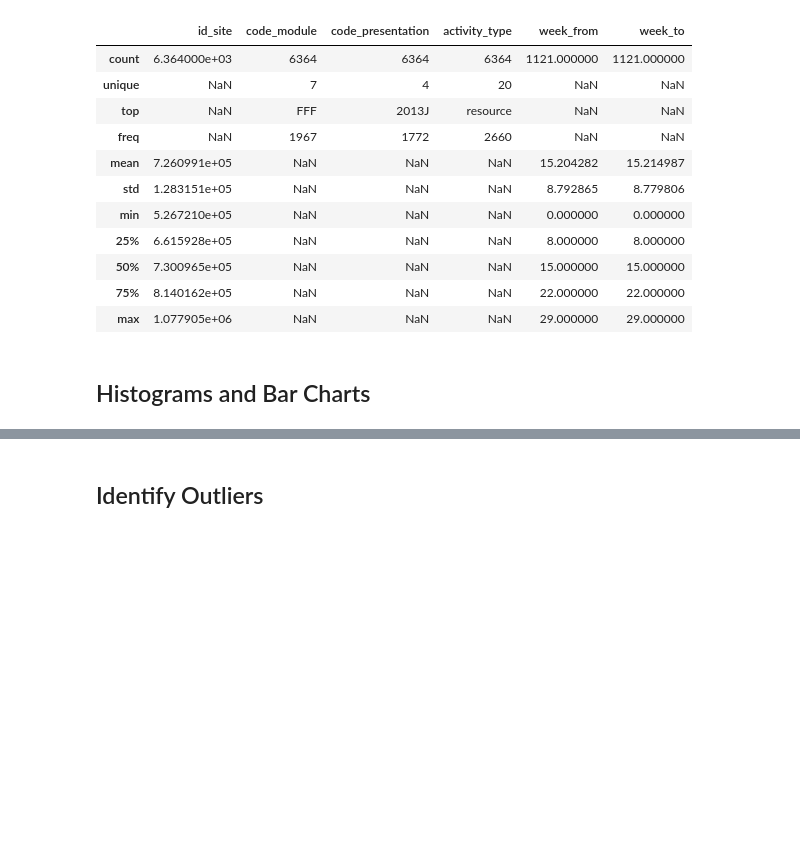
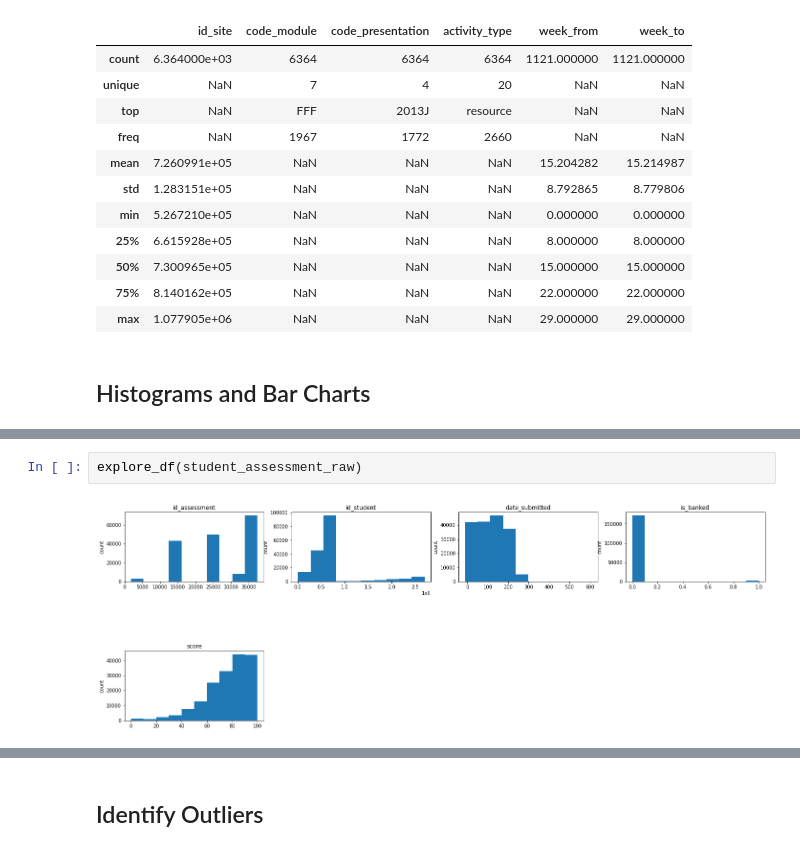
Before and after one commit to sustrev/SIADS697, a Jupyter notebook: EDA.ipynb, the cells around one changed output, grey strips where cells are left out. Drawn from its saved outputs; the diff is of its cells as text; blank space fills up the shorter version.

```diff
--- a/EDA.ipynb
+++ b/EDA.ipynb
@@ -135,0 +189,4 @@ vle_raw.describe(include='all')
+# %%
+explore_df(student_assessment_raw)
+# %% [output]
+[figure, added]
```
Also changed, not shown: parts of 8 cells of this notebook.
